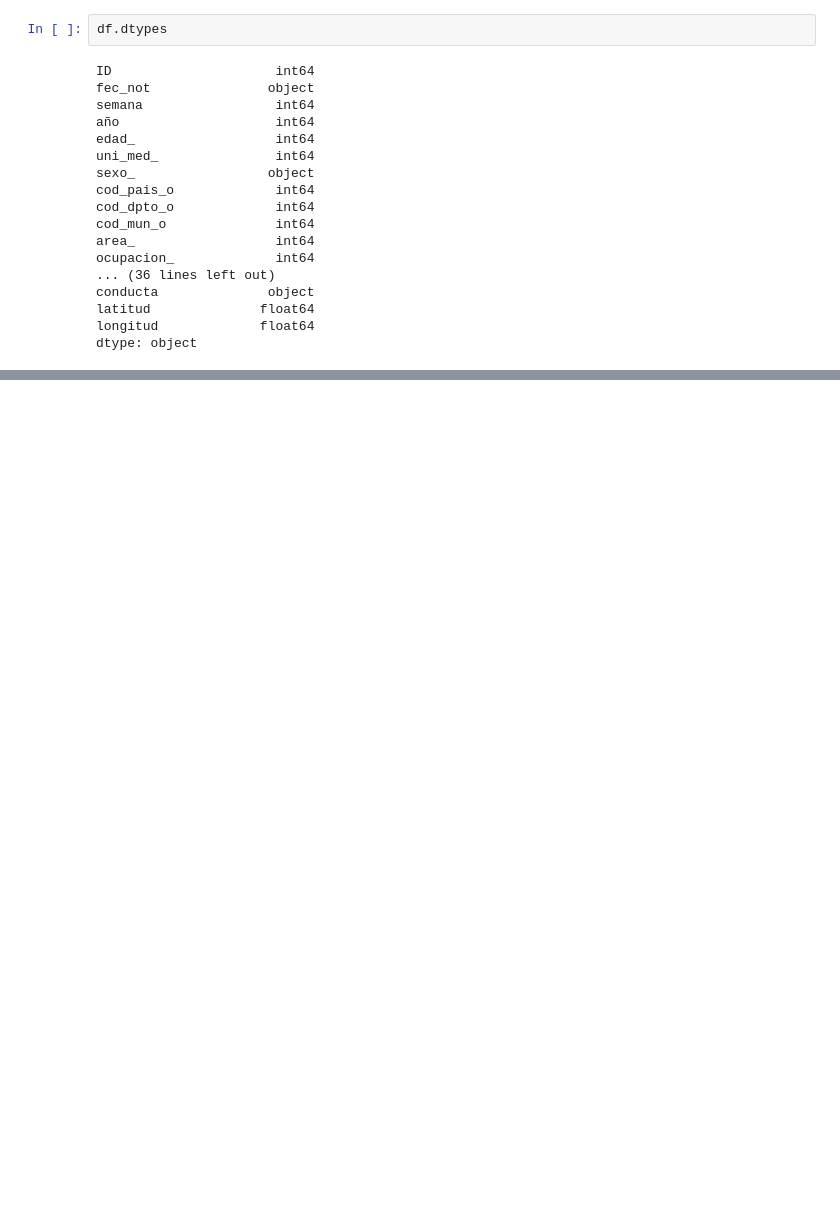
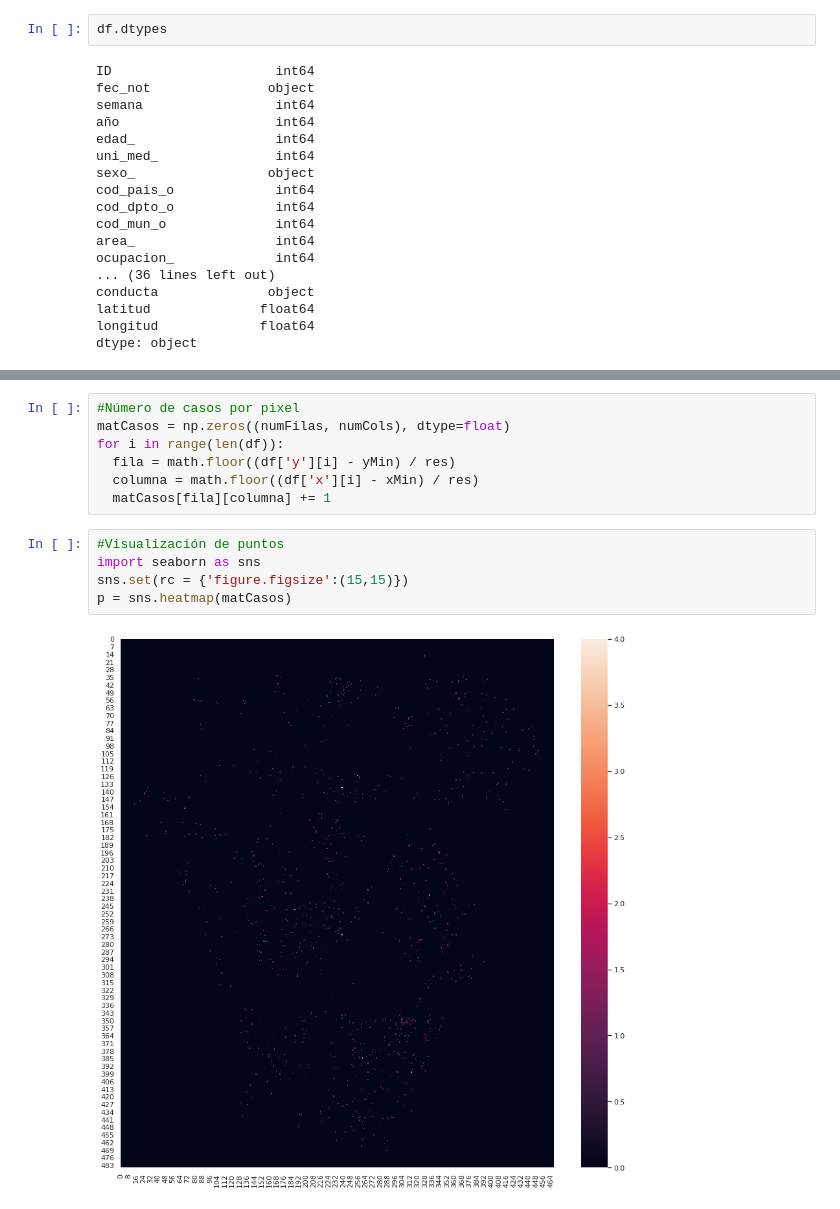
Before and after one commit to SAlvarez491/cd_202202_sergio_alvarez, a Jupyter notebook: Taller3.ipynb, the cells around one changed output, grey strips where cells are left out. Saved outputs shown, nothing was run; the diff lists cells and outputs as text; blank space fills up the shorter version.

```diff
--- a/Taller3.ipynb
+++ b/Taller3.ipynb
@@ -218,0 +159,14 @@ plt.show()
+# %%
+#Número de casos por pixel
+matCasos = np.zeros((numFilas, numCols), dtype=float)
+for i in range(len(df)):
+  fila = math.floor((df['y'][i] - yMin) / res)
+  columna = math.floor((df['x'][i] - xMin) / res)
+  matCasos[fila][columna] += 1
+# %%
+#Visualización de puntos
+import seaborn as sns
+sns.set(rc = {'figure.figsize':(15,15)})
+p = sns.heatmap(matCasos)
+# %% [output]
+[figure, added]
```
Also changed, not shown: parts of 58 cells of this notebook.
